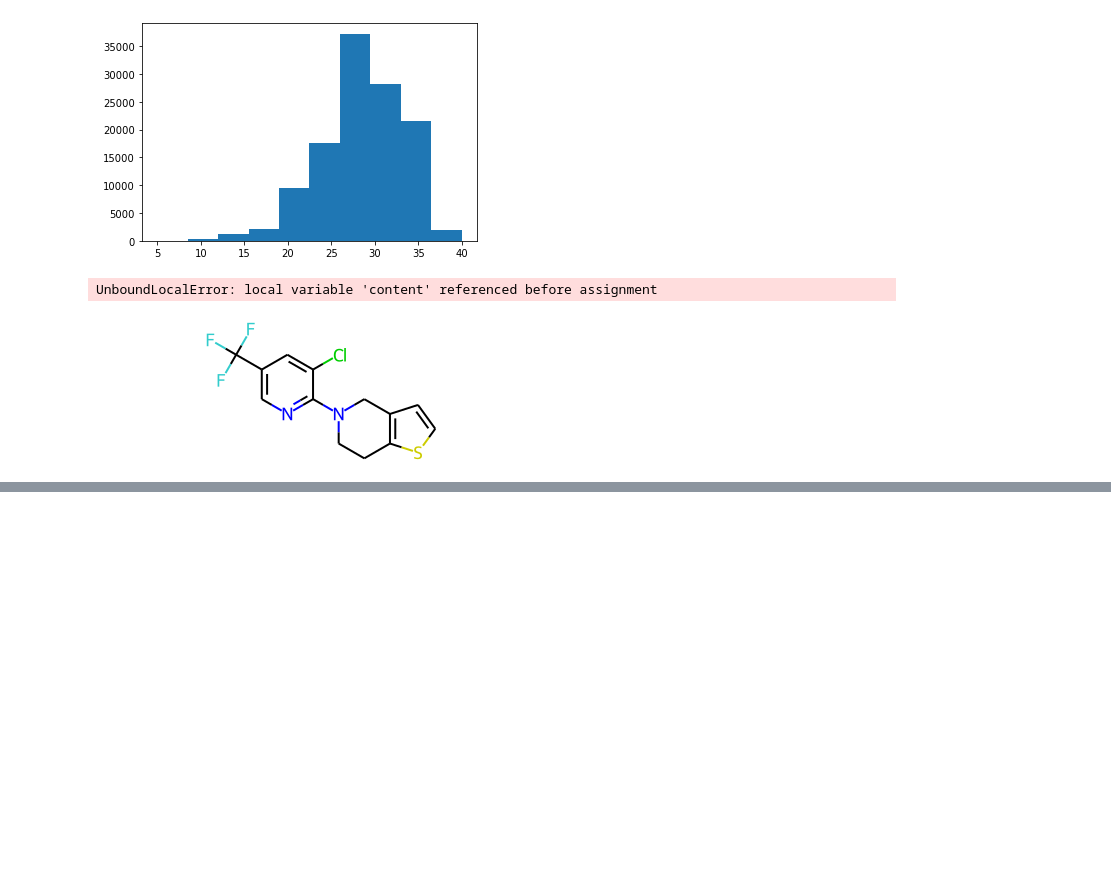
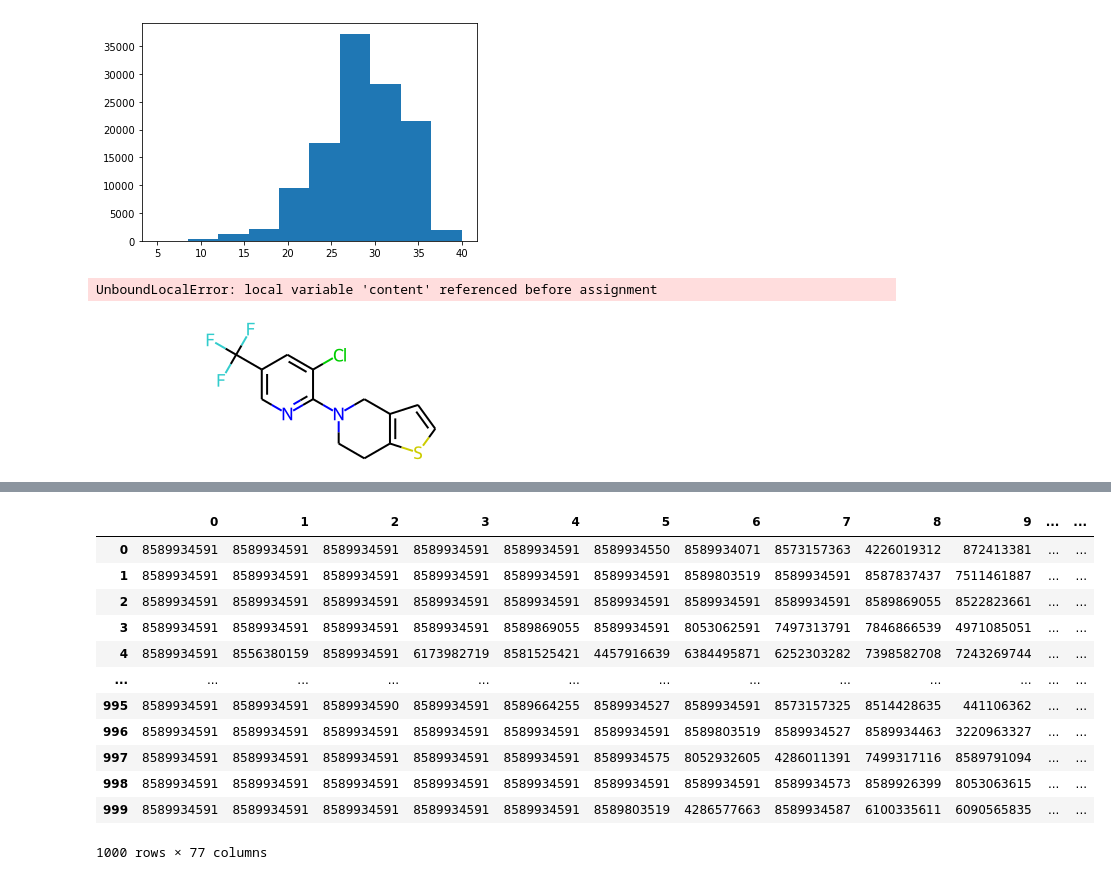
Before and after one commit to quantori/qtr-fingerprint, a Jupyter notebook: notebooks/fingerprint_research.ipynb, the cells around one changed output, grey strips where cells are left out. Drawn from its saved outputs; the diff is of its cells as text; code cells hidden in the pictures; blank space fills up the shorter version.

```diff
--- a/notebooks/fingerprint_research.ipynb
+++ b/notebooks/fingerprint_research.ipynb
@@ -225,0 +331,16 @@ df.loc[result]
+# %%
+df
+# %% [output]
+|  | 0 | 1 | 2 | 3 | 4 | 5 | 6 | 7 | 8 | 9 | ... | ... |
+| 0 | 8589934591 | 8589934591 | 8589934591 | 8589934591 | 8589934591 | 8589934550 | 8589934071 | 8573157363 | 4226019312 | 872413381 | ... | ... |
+| 1 | 8589934591 | 8589934591 | 8589934591 | 8589934591 | 8589934591 | 8589934591 | 8589803519 | 8589934591 | 8587837437 | 7511461887 | ... | ... |
+| 2 | 8589934591 | 8589934591 | 8589934591 | 8589934591 | 8589934591 | 8589934591 | 8589934591 | 8589934591 | 8589869055 | 8522823661 | ... | ... |
+| 3 | 8589934591 | 8589934591 | 8589934591 | 8589934591 | 8589869055 | 8589934591 | 8053062591 | 7497313791 | 7846866539 | 4971085051 | ... | ... |
+| 4 | 8589934591 | 8556380159 | 8589934591 | 6173982719 | 8581525421 | 4457916639 | 6384495871 | 6252303282 | 7398582708 | 7243269744 | ... | ... |
+| ... | ... | ... | ... | ... | ... | ... | ... | ... | ... | ... | ... | ... |
+| 995 | 8589934591 | 8589934591 | 8589934590 | 8589934591 | 8589664255 | 8589934527 | 8589934591 | 8573157325 | 8514428635 | 441106362 | ... | ... |
+| 996 | 8589934591 | 8589934591 | 8589934591 | 8589934591 | 8589934591 | 8589934591 | 8589803519 | 8589934527 | 8589934463 | 3220963327 | ... | ... |
+| 997 | 8589934591 | 8589934591 | 8589934591 | 8589934591 | 8589934591 | 8589934575 | 8052932605 | 4286011391 | 7499317116 | 8589791094 | ... | ... |
+| 998 | 8589934591 | 8589934591 | 8589934591 | 8589934591 | 8589934591 | 8589934591 | 8589934591 | 8589934573 | 8589926399 | 8053063615 | ... | ... |
+| 999 | 8589934591 | 8589934591 | 8589934591 | 8589934591 | 8589934591 | 8589803519 | 4286577663 | 8589934587 | 6100335611 | 6090565835 | ... | ... |
+1000 rows × 77 columns
```
Also changed, not shown: parts of 39 cells of this notebook.
